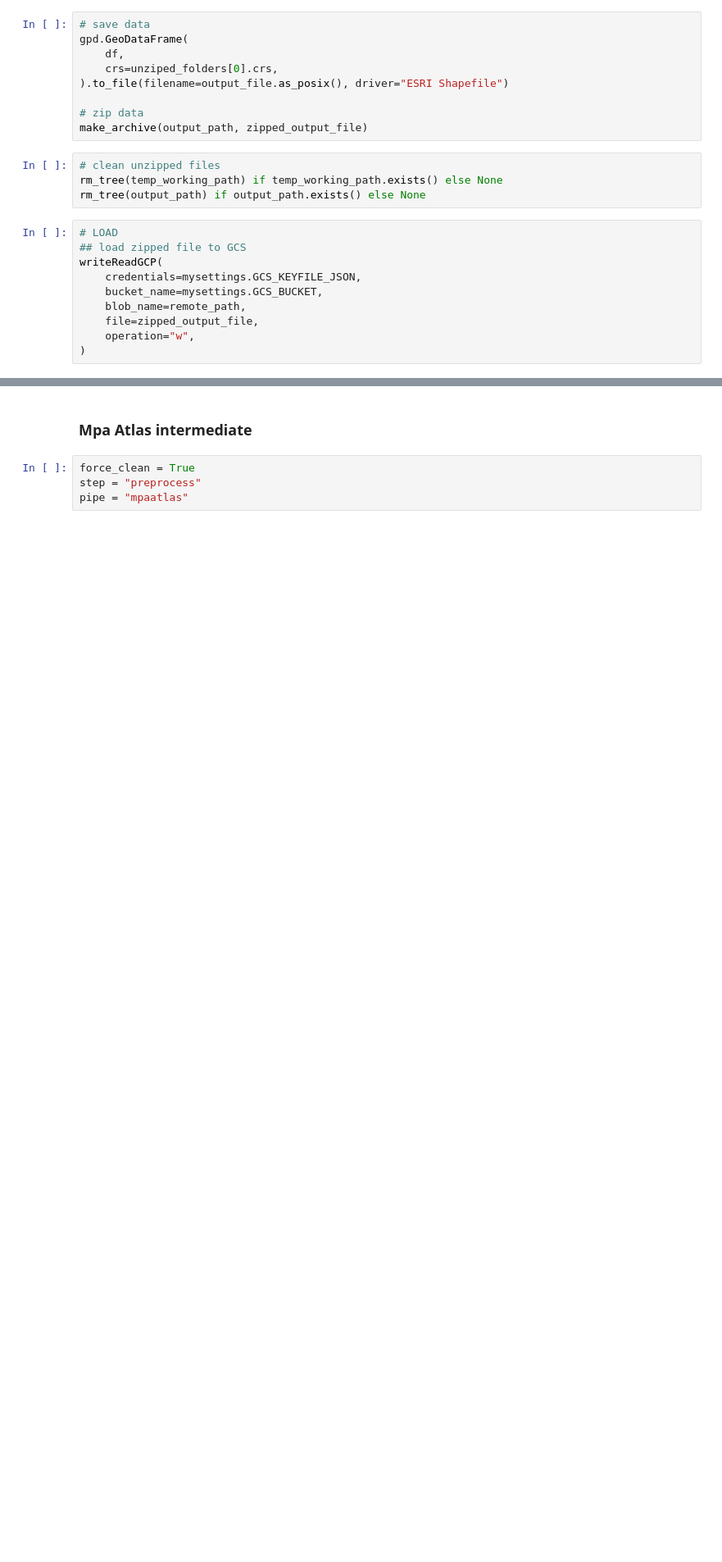
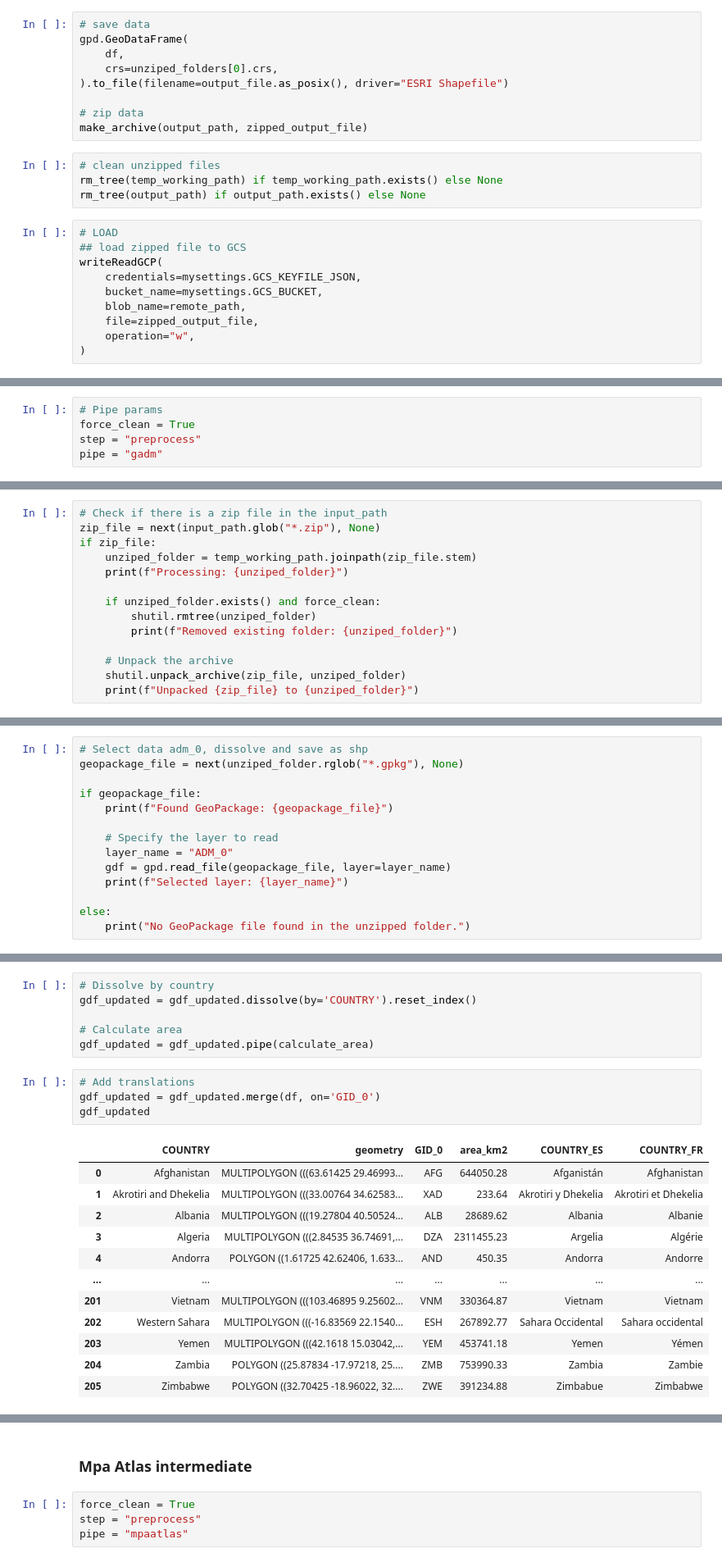
Before and after one commit to Vizzuality/skytruth-30x30, a Jupyter notebook: data/notebooks/pipes_mock/intermediate.ipynb, the cells around one changed output, grey strips where cells are left out. Shown at 82% size. Cells and saved outputs as stored; diff of their text form; blank space fills up the shorter version.

Commit message:
gadm processing in intermediate and tiles

```diff
--- a/data/notebooks/pipes_mock/intermediate.ipynb
+++ b/data/notebooks/pipes_mock/intermediate.ipynb
@@ -196,0 +209,5 @@ writeReadGCP(
+# %%
+# Pipe params
+force_clean = True
+step = "preprocess"
+pipe = "gadm"
@@ -196,0 +234,14 @@ writeReadGCP(
+# %%
+# Check if there is a zip file in the input_path
+zip_file = next(input_path.glob("*.zip"), None)
+if zip_file:
+    unziped_folder = temp_working_path.joinpath(zip_file.stem)
+    print(f"Processing: {unziped_folder}")
+
+    if unziped_folder.exists() and force_clean:
+        shutil.rmtree(unziped_folder)
+        print(f"Removed existing folder: {unziped_folder}")
+
+    # Unpack the archive
+    shutil.unpack_archive(zip_file, unziped_folder)
+    print(f"Unpacked {zip_file} to {unziped_folder}")
@@ -196,0 +511,14 @@ writeReadGCP(
+# %%
+# Select data adm_0, dissolve and save as shp
+geopackage_file = next(unziped_folder.rglob("*.gpkg"), None)
+
+if geopackage_file:
+    print(f"Found GeoPackage: {geopackage_file}")
+
+    # Specify the layer to read
+    layer_name = "ADM_0"
+    gdf = gpd.read_file(geopackage_file, layer=layer_name)
+    print(f"Selected layer: {layer_name}")
+
+else:
+    print("No GeoPackage file found in the unzipped folder.")
@@ -196,0 +627,23 @@ writeReadGCP(
+# %%
+# Dissolve by country
+gdf_updated = gdf_updated.dissolve(by='COUNTRY').reset_index()
+
+# Calculate area
+gdf_updated = gdf_updated.pipe(calculate_area)
+# %%
+# Add translations
+gdf_updated = gdf_updated.merge(df, on='GID_0')
+gdf_updated
+# %% [output]
+|  | COUNTRY | geometry | GID_0 | area_km2 | COUNTRY_ES | COUNTRY_FR |
+| 0 | Afghanistan | MULTIPOLYGON (((63.61425 29.46993... | AFG | 644050.28 | Afganistán | Afghanistan |
+| 1 | Akrotiri and Dhekelia | MULTIPOLYGON (((33.00764 34.62583... | XAD | 233.64 | Akrotiri y Dhekelia | Akrotiri et Dhekelia |
+| 2 | Albania | MULTIPOLYGON (((19.27804 40.50524... | ALB | 28689.62 | Albania | Albanie |
+| 3 | Algeria | MULTIPOLYGON (((2.84535 36.74691,... | DZA | 2311455.23 | Argelia | Algérie |
+| 4 | Andorra | POLYGON ((1.61725 42.62406, 1.633... | AND | 450.35 | Andorra | Andorre |
+| ... | ... | ... | ... | ... | ... | ... |
+| 201 | Vietnam | MULTIPOLYGON (((103.46895 9.25602... | VNM | 330364.87 | Vietnam | Vietnam |
+| 202 | Western Sahara | MULTIPOLYGON (((-16.83569 22.1540... | ESH | 267892.77 | Sahara Occidental | Sahara occidental |
+| 203 | Yemen | MULTIPOLYGON (((42.1618 15.03042,... | YEM | 453741.18 | Yemen | Yémen |
+| 204 | Zambia | POLYGON ((25.87834 -17.97218, 25.... | ZMB | 753990.33 | Zambia | Zambie |
+| 205 | Zimbabwe | POLYGON ((32.70425 -18.96022, 32.... | ZWE | 391234.88 | Zimbabue | Zimbabwe |
```
Also changed, not shown: parts of 18 cells of this notebook, 2 other files.
